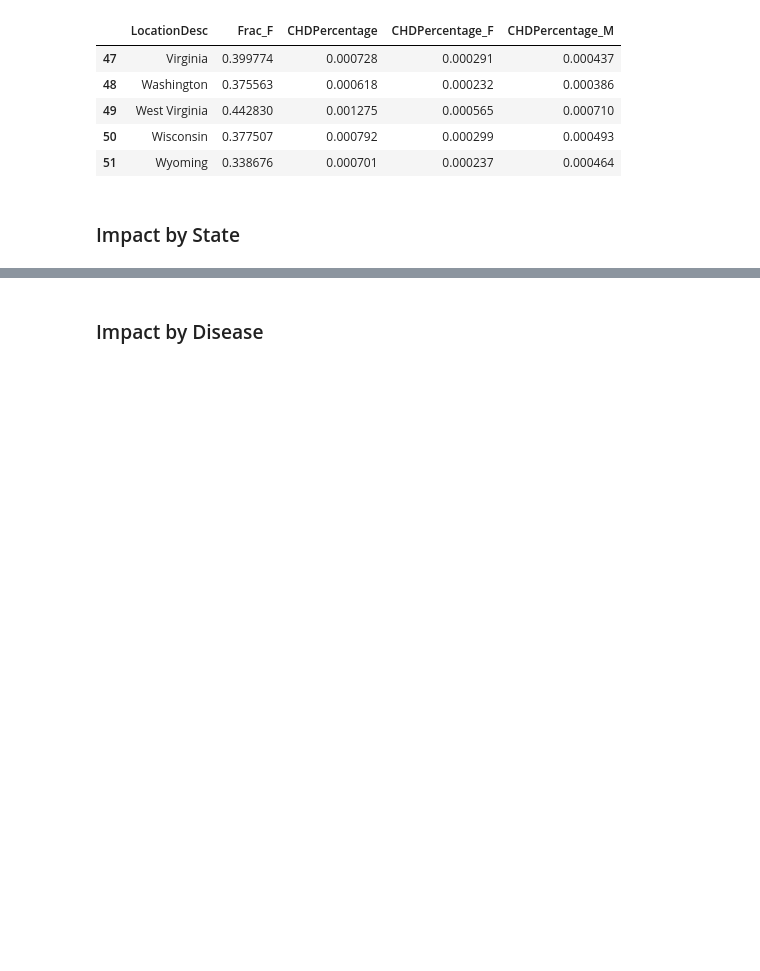
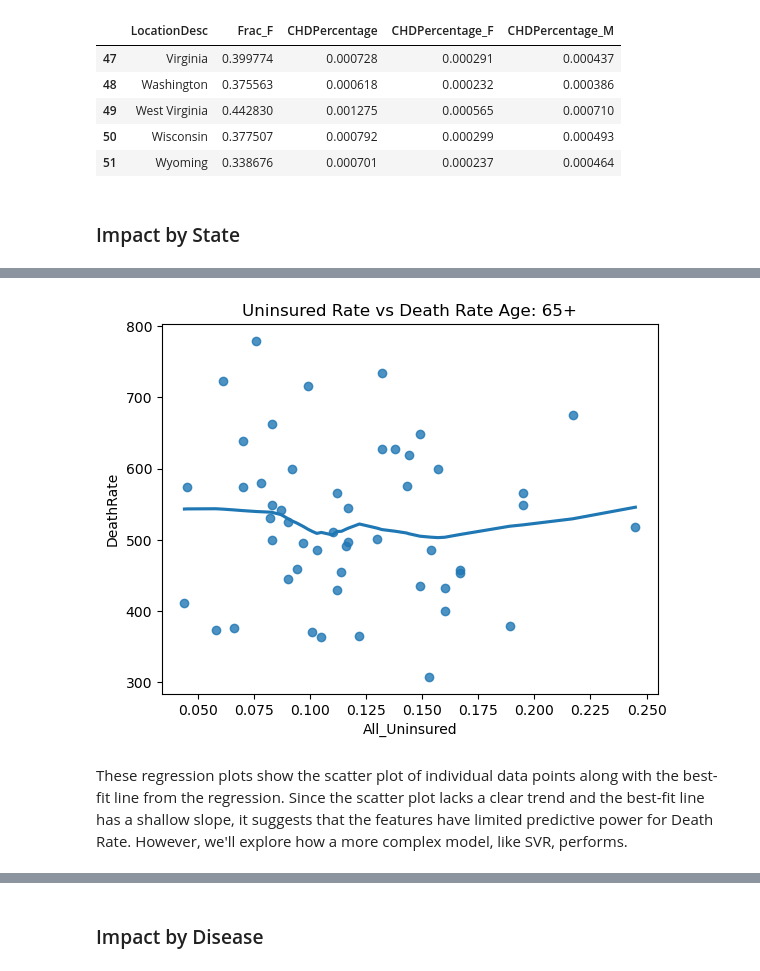
Before and after one commit to Nick-2003/cpsc368_knm_project, a Jupyter notebook: cpsc_368_project_knm.ipynb, the cells around one changed output, grey strips where cells are left out. Cells and saved outputs as stored; diff of their text form; code cells hidden in the pictures; blank space fills up the shorter version.

```diff
--- a/cpsc_368_project_knm.ipynb
+++ b/cpsc_368_project_knm.ipynb
@@ -166,0 +215,8 @@ USCDI_state.head()
+# %%
+sns.regplot(data=state_df_65, x='All_Uninsured', y='DeathRate', scatter=True, lowess=True)
+plt.title('Uninsured Rate vs Death Rate Age: 65+')
+plt.show()
+# %% [output]
+[figure, added]
+# %% [markdown]
+These regression plots show the scatter plot of individual data points along with the best-fit line from the regression. Since the scatter plot lacks a clear trend and the best-fit line has a shallow slope, it suggests that the features have limited predictive power for Death Rate. However, we'll explore how a more complex model, like SVR, performs.
```
Also changed, not shown: parts of 29 cells of this notebook.
